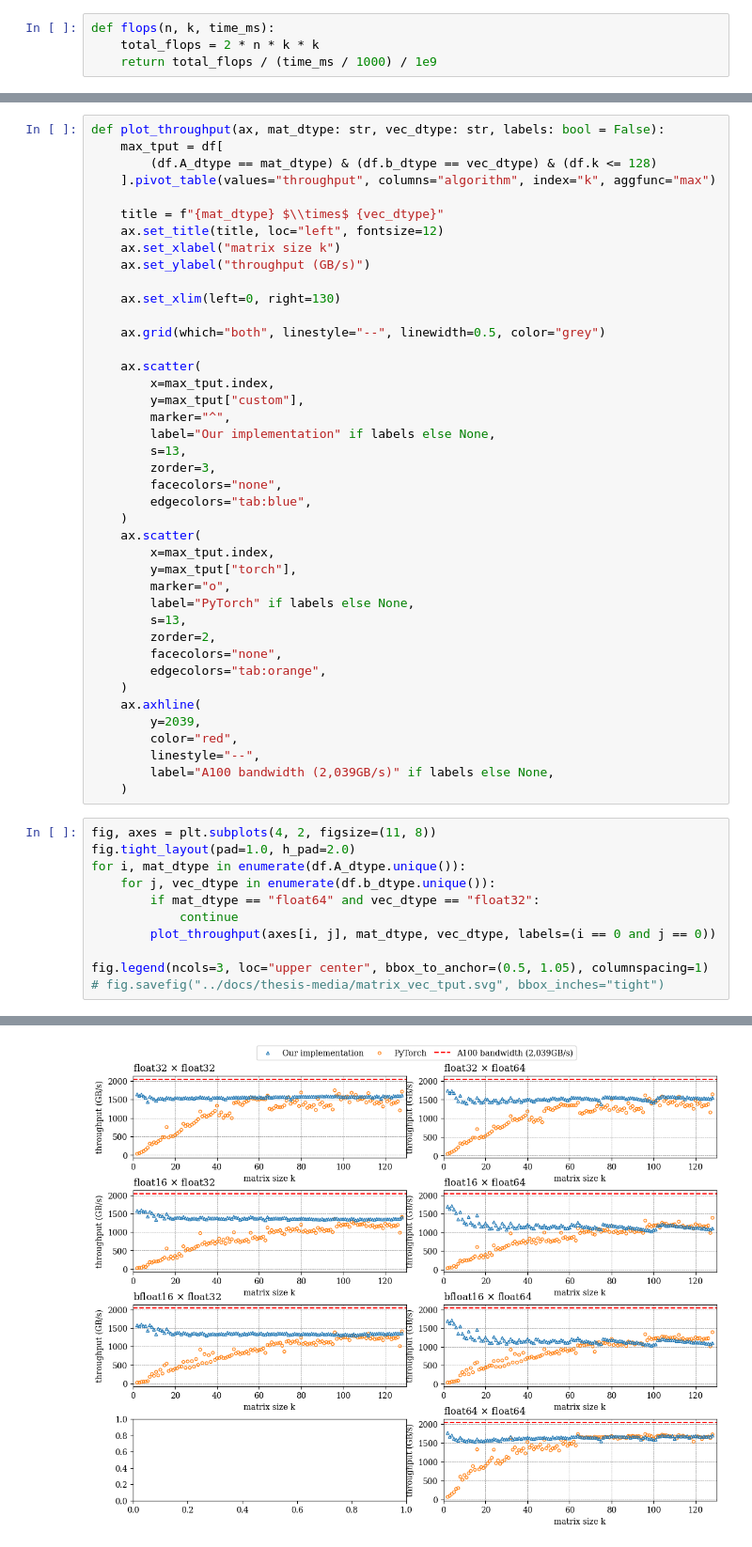
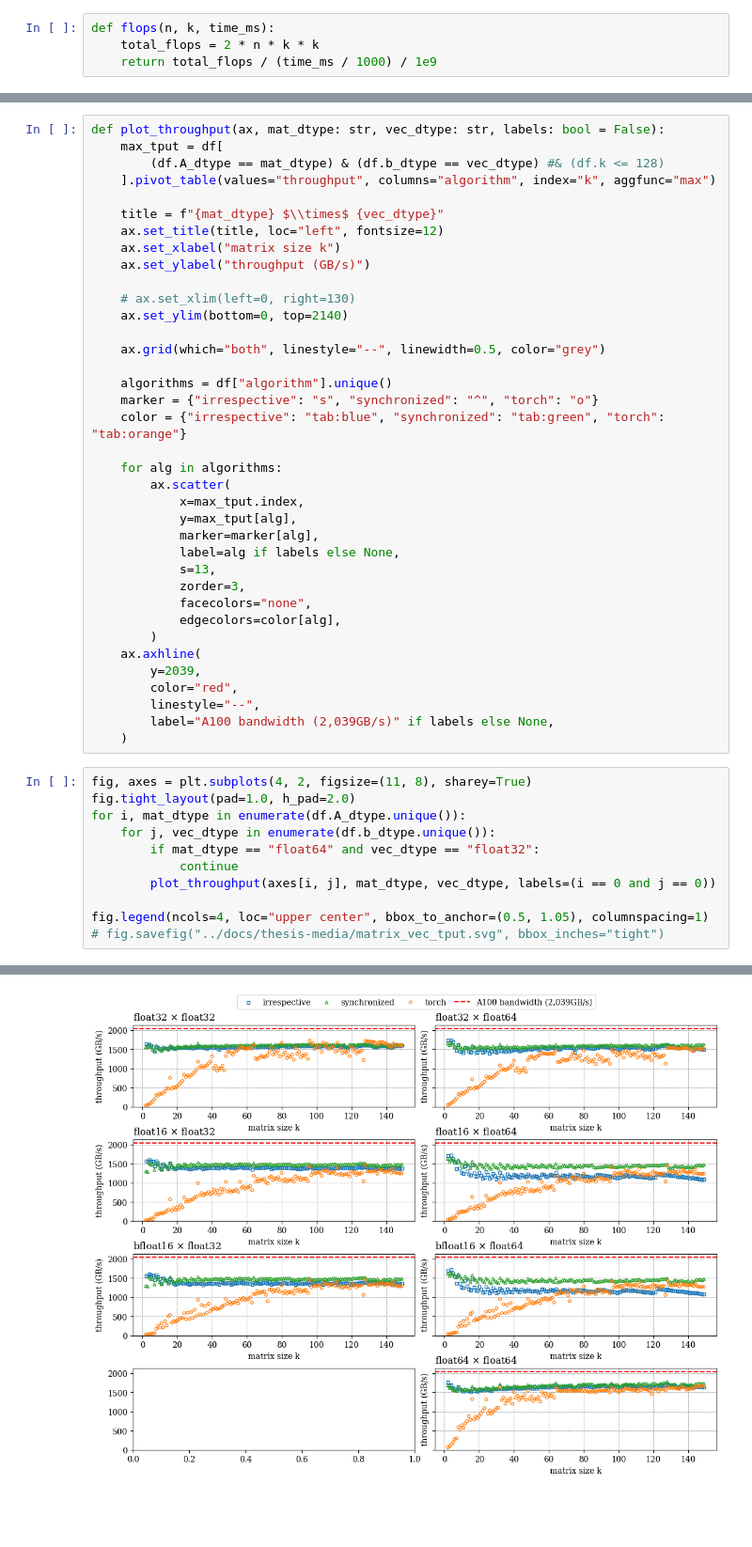
Before and after one commit to mgr0dzicki/dd-solvers, a Jupyter notebook: notebooks/batched_gemv_plots.ipynb, the cells around one changed output, grey strips where cells are left out. Shown at 94% size. Saved outputs shown, nothing was run; the diff lists cells and outputs as text; blank space fills up the shorter version.

```diff
--- a/notebooks/batched_gemv_plots.ipynb
+++ b/notebooks/batched_gemv_plots.ipynb
@@ -73,7 +73,7 @@ df
 # %%
 def plot_throughput(ax, mat_dtype: str, vec_dtype: str, labels: bool = False):
     max_tput = df[
-        (df.A_dtype == mat_dtype) & (df.b_dtype == vec_dtype) & (df.k <= 128)
+        (df.A_dtype == mat_dtype) & (df.b_dtype == vec_dtype) #& (df.k <= 128)
     ].pivot_table(values="throughput", columns="algorithm", index="k", aggfunc="max")
 
     title = f"{mat_dtype} $\\times$ {vec_dtype}"
@@ -81,30 +81,26 @@ def plot_throughput(ax, mat_dtype: str, vec_dtype: str, labels: bool = False):
     ax.set_xlabel("matrix size k")
     ax.set_ylabel("throughput (GB/s)")
 
-    ax.set_xlim(left=0, right=130)
+    # ax.set_xlim(left=0, right=130)
+    ax.set_ylim(bottom=0, top=2140)
 
     ax.grid(which="both", linestyle="--", linewidth=0.5, color="grey")
 
-    ax.scatter(
-        x=max_tput.index,
-        y=max_tput["custom"],
-        marker="^",
-        label="Our implementation" if labels else None,
-        s=13,
-        zorder=3,
-        facecolors="none",
-        edgecolors="tab:blue",
-    )
-    ax.scatter(
-        x=max_tput.index,
-        y=max_tput["torch"],
-        marker="o",
-        label="PyTorch" if labels else None,
-        s=13,
-        zorder=2,
-        facecolors="none",
-        edgecolors="tab:orange",
-    )
+    algorithms = df["algorithm"].unique()
+    marker = {"irrespective": "s", "synchronized": "^", "torch": "o"}
+    color = {"irrespective": "tab:blue", "synchronized": "tab:green", "torch": "tab:orange"}
+
+    for alg in algorithms:
+        ax.scatter(
+            x=max_tput.index,
+            y=max_tput[alg],
+            marker=marker[alg],
+            label=alg if labels else None,
+            s=13,
+            zorder=3,
+            facecolors="none",
+            edgecolors=color[alg],
+        )
     ax.axhline(
         y=2039,
         color="red",
@@ -112,19 +108,19 @@ def plot_throughput(ax, mat_dtype: str, vec_dtype: str, labels: bool = False):
         label="A100 bandwidth (2,039GB/s)" if labels else None,
     )
 # %%
-fig, axes = plt.subplots(4, 2, figsize=(11, 8))
+fig, axes = plt.subplots(4, 2, figsize=(11, 8), sharey=True)
 fig.tight_layout(pad=1.0, h_pad=2.0)
 for i, mat_dtype in enumerate(df.A_dtype.unique()):
     for j, vec_dtype in enumerate(df.b_dtype.unique()):
         if mat_dtype == "float64" and vec_dtype == "float32":
             continue
         plot_throughput(axes[i, j], mat_dtype, vec_dtype, labels=(i == 0 and j == 0))
 
-fig.legend(ncols=3, loc="upper center", bbox_to_anchor=(0.5, 1.05), columnspacing=1)
+fig.legend(ncols=4, loc="upper center", bbox_to_anchor=(0.5, 1.05), columnspacing=1)
 # fig.savefig("../docs/thesis-media/matrix_vec_tput.svg", bbox_inches="tight")
 # %% [output]
 <matplotlib.legend.Legend at 0x...>
-[figure, old version]
+[figure, new version]
 # %%
 max_tput = df.pivot_table(
     values="GFlops",
```
Also changed, not shown: parts of 3 cells of this notebook, 7 other files.
